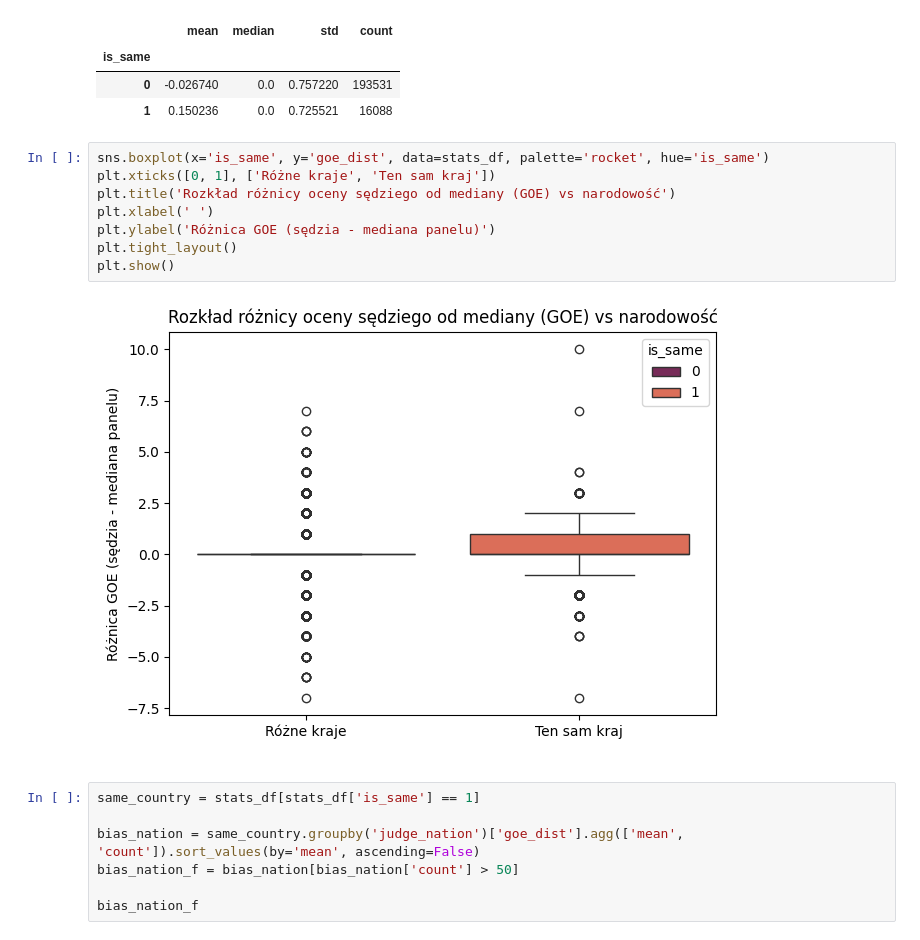
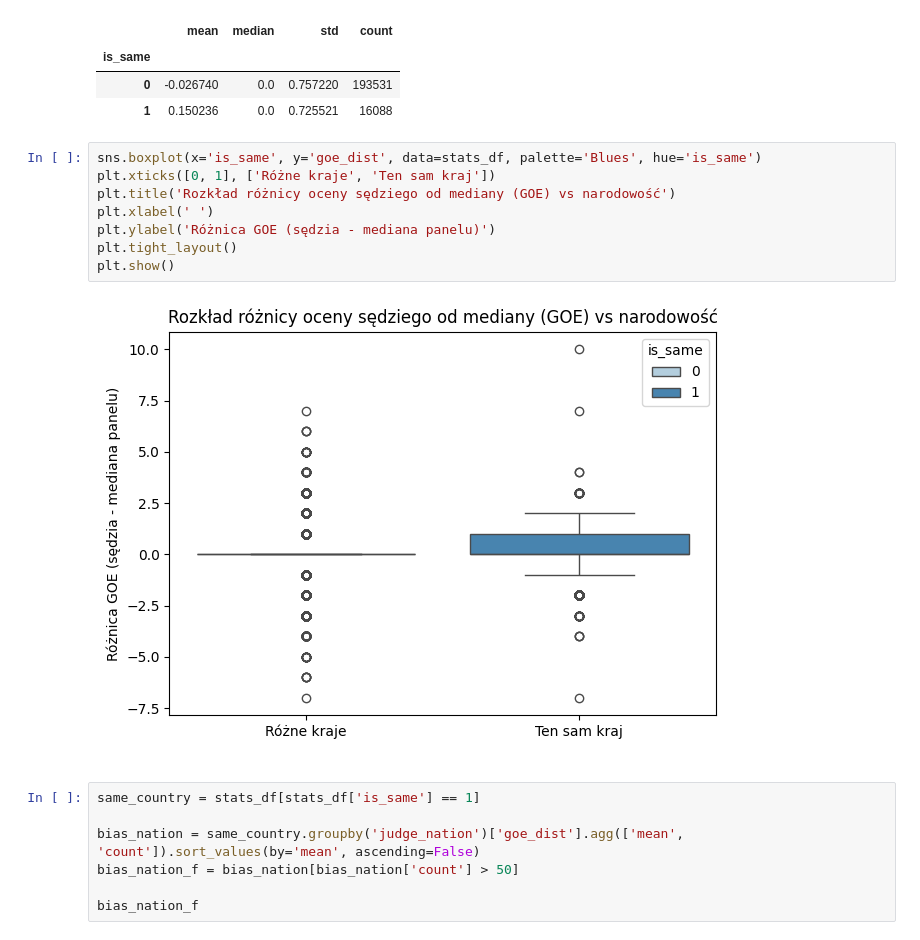
Before and after one commit to ann-e888/Skating_EDA, a Jupyter notebook: notebooks/anomailies.ipynb, the cells around one changed output. Saved outputs shown, nothing was run; the diff lists cells and outputs as text.

```diff
--- a/notebooks/anomailies.ipynb
+++ b/notebooks/anomailies.ipynb
@@ -78,15 +80,15 @@ grouped_same
 | 0 | -0.026740 | 0.0 | 0.757220 | 193531 |
 | 1 | 0.150236 | 0.0 | 0.725521 | 16088 |
 # %%
-sns.boxplot(x='is_same', y='goe_dist', data=stats_df, palette='rocket', hue='is_same')
+sns.boxplot(x='is_same', y='goe_dist', data=stats_df, palette='Blues', hue='is_same')
 plt.xticks([0, 1], ['Różne kraje', 'Ten sam kraj'])
 plt.title('Rozkład różnicy oceny sędziego od mediany (GOE) vs narodowość')
 plt.xlabel(' ')
 plt.ylabel('Różnica GOE (sędzia - mediana panelu)')
 plt.tight_layout()
 plt.show()
 # %% [output]
-[figure, old version]
+[figure, new version]
 # %%
 same_country = stats_df[stats_df['is_same'] == 1]
 
```
Also changed, not shown: parts of 10 cells of this notebook, 2 other files.
